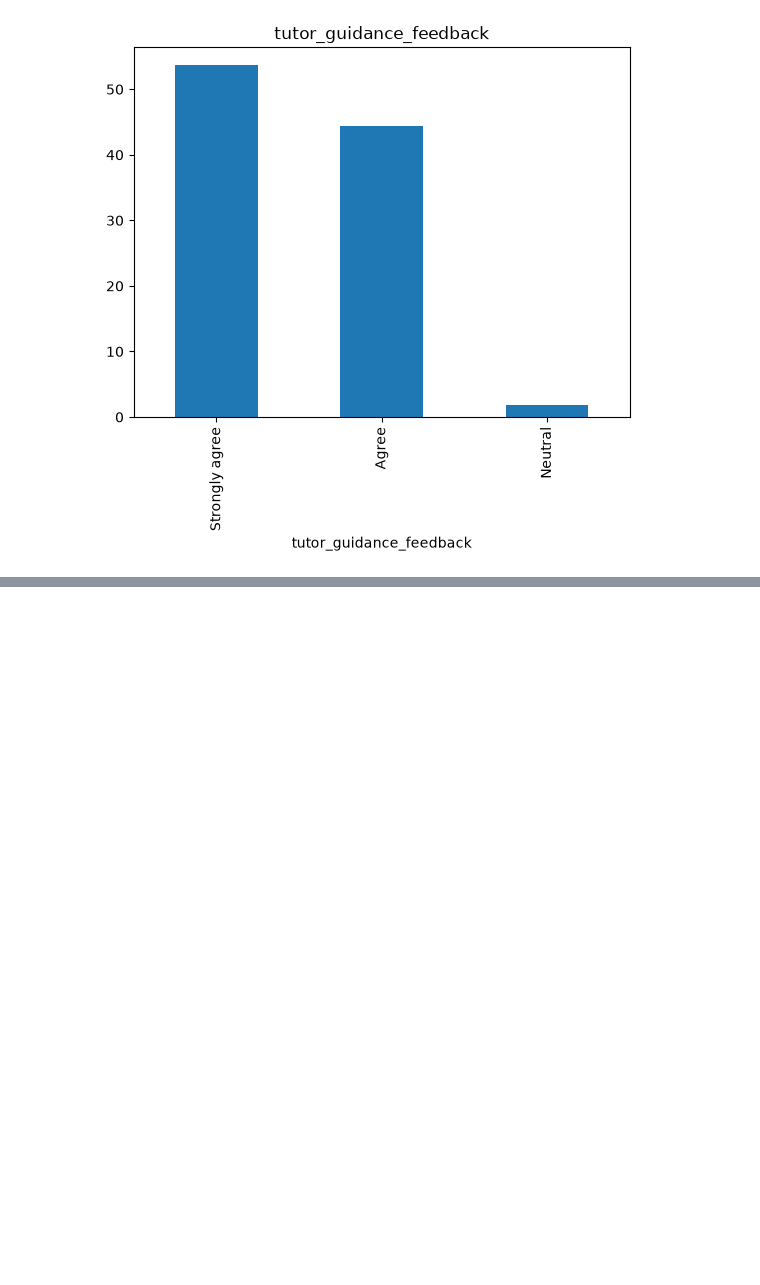
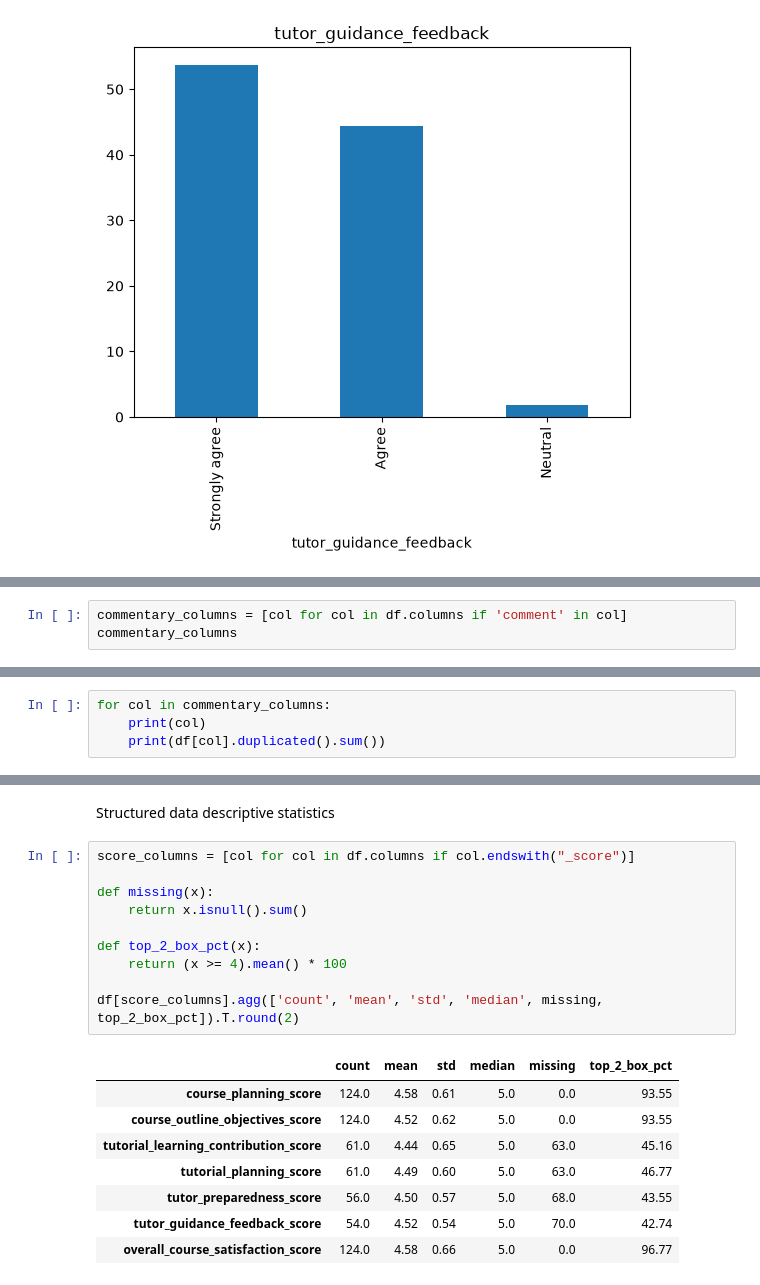
Before and after one commit to siyatshangela/course-evaluation-analysis, a Jupyter notebook: notebook/analysis.ipynb, the cells around one changed output, grey strips where cells are left out. Cells and saved outputs as stored; diff of their text form; blank space fills up the shorter version.

Commit message:
Continue text data EDA

```diff
--- a/notebook/analysis.ipynb
+++ b/notebook/analysis.ipynb
@@ -306,0 +369,3 @@ for col in likert_columns:
+# %%
+commentary_columns = [col for col in df.columns if 'comment' in col]
+commentary_columns
@@ -306,0 +430,4 @@ for col in likert_columns:
+# %%
+for col in commentary_columns:
+    print(col)
+    print(df[col].duplicated().sum())
@@ -306,0 +555,21 @@ for col in likert_columns:
+# %% [markdown]
+Structured data descriptive statistics
+# %%
+score_columns = [col for col in df.columns if col.endswith("_score")]
+
+def missing(x):
+    return x.isnull().sum()
+
+def top_2_box_pct(x):
+    return (x >= 4).mean() * 100
+
+df[score_columns].agg(['count', 'mean', 'std', 'median', missing, top_2_box_pct]).T.round(2)
+# %% [output]
+|  | count | mean | std | median | missing | top_2_box_pct |
+| course_planning_score | 124.0 | 4.58 | 0.61 | 5.0 | 0.0 | 93.55 |
+| course_outline_objectives_score | 124.0 | 4.52 | 0.62 | 5.0 | 0.0 | 93.55 |
+| tutorial_learning_contribution_score | 61.0 | 4.44 | 0.65 | 5.0 | 63.0 | 45.16 |
+| tutorial_planning_score | 61.0 | 4.49 | 0.60 | 5.0 | 63.0 | 46.77 |
+| tutor_preparedness_score | 56.0 | 4.50 | 0.57 | 5.0 | 68.0 | 43.55 |
+| tutor_guidance_feedback_score | 54.0 | 4.52 | 0.54 | 5.0 | 70.0 | 42.74 |
+| overall_course_satisfaction_score | 124.0 | 4.58 | 0.66 | 5.0 | 0.0 | 96.77 |
```
Also changed, not shown: parts of 21 cells of this notebook.
